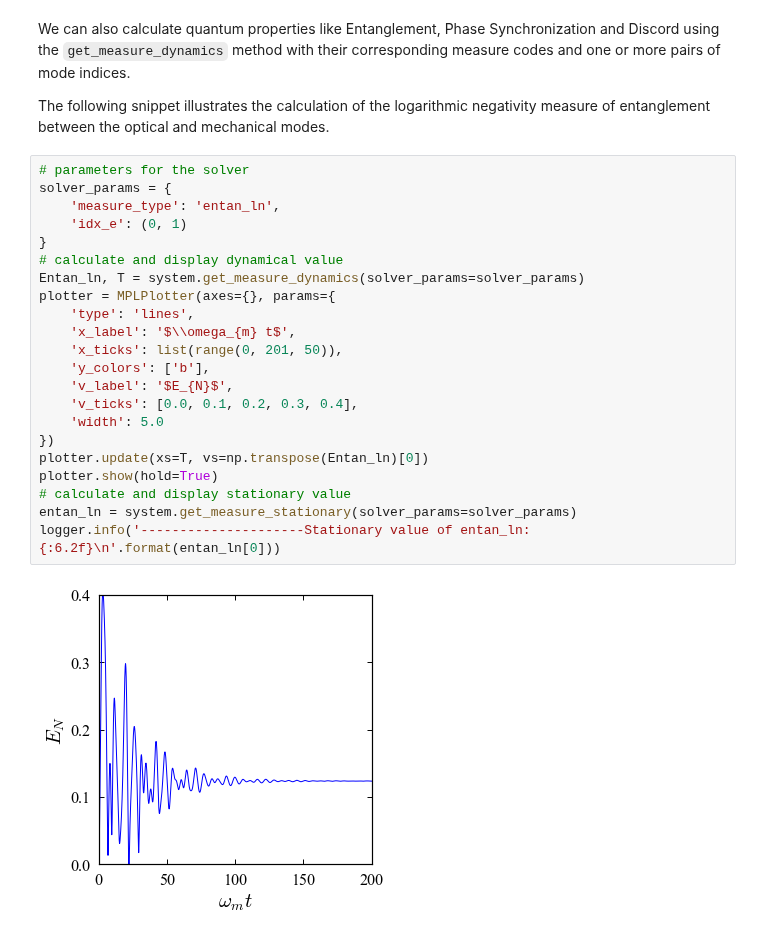
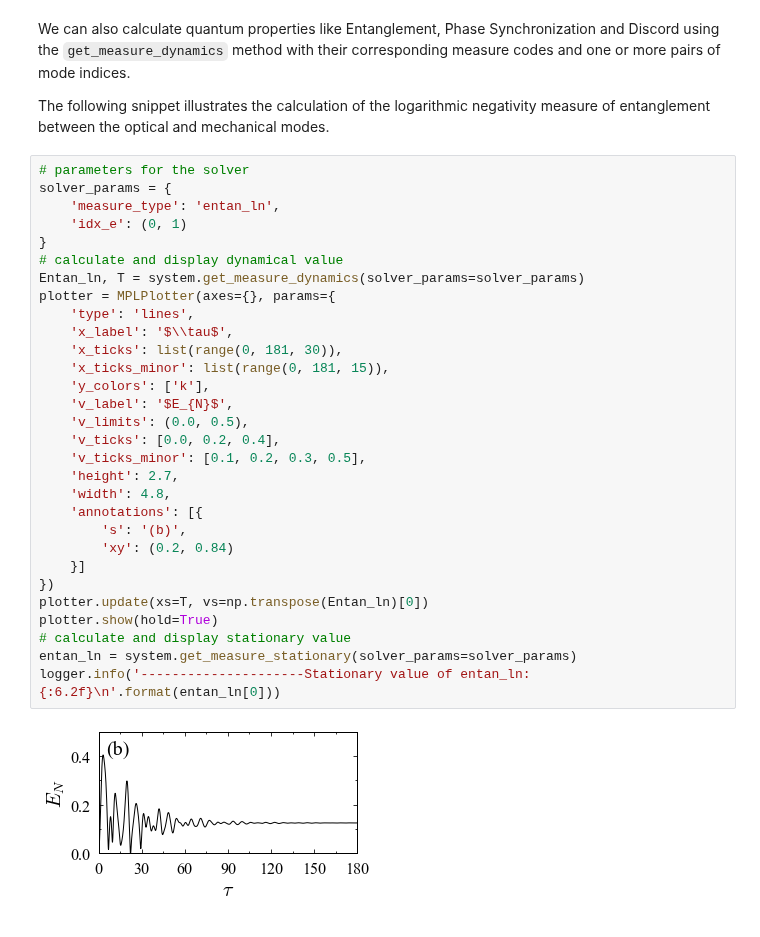
Before and after one commit to Sampreet/qom-examples, a Jupyter notebook: notebooks/systems/dynamics_functional.ipynb, the cells around one changed output. Cells and saved outputs as stored; diff of their text form.

```diff
--- a/notebooks/systems/dynamics_functional.ipynb
+++ b/notebooks/systems/dynamics_functional.ipynb
@@ -409,24 +432,32 @@ The following snippet illustrates the calculation of the logarithmic negativity
 # %%
 # parameters for the solver
 solver_params = {
     'measure_type': 'entan_ln',
     'idx_e': (0, 1)
 }
 # calculate and display dynamical value
 Entan_ln, T = system.get_measure_dynamics(solver_params=solver_params)
 plotter = MPLPlotter(axes={}, params={
     'type': 'lines',
-    'x_label': '$\\omega_{m} t$',
-    'x_ticks': list(range(0, 201, 50)),
-    'y_colors': ['b'],
+    'x_label': '$\\tau$',
+    'x_ticks': list(range(0, 181, 30)),
+    'x_ticks_minor': list(range(0, 181, 15)),
+    'y_colors': ['k'],
     'v_label': '$E_{N}$',
-    'v_ticks': [0.0, 0.1, 0.2, 0.3, 0.4],
-    'width': 5.0
+    'v_limits': (0.0, 0.5),
+    'v_ticks': [0.0, 0.2, 0.4],
+    'v_ticks_minor': [0.1, 0.2, 0.3, 0.5],
+    'height': 2.7,
+    'width': 4.8,
+    'annotations': [{
+        's': '(b)',
+        'xy': (0.2, 0.84)
+    }]
 })
 plotter.update(xs=T, vs=np.transpose(Entan_ln)[0])
 plotter.show(hold=True)
 # calculate and display stationary value
 entan_ln = system.get_measure_stationary(solver_params=solver_params)
 logger.info('---------------------Stationary value of entan_ln: {:6.2f}\n'.format(entan_ln[0]))
 # %% [output]
-[figure, old version]
+[figure, new version]
```
Also changed, not shown: parts of 7 cells of this notebook, 1 other file.
